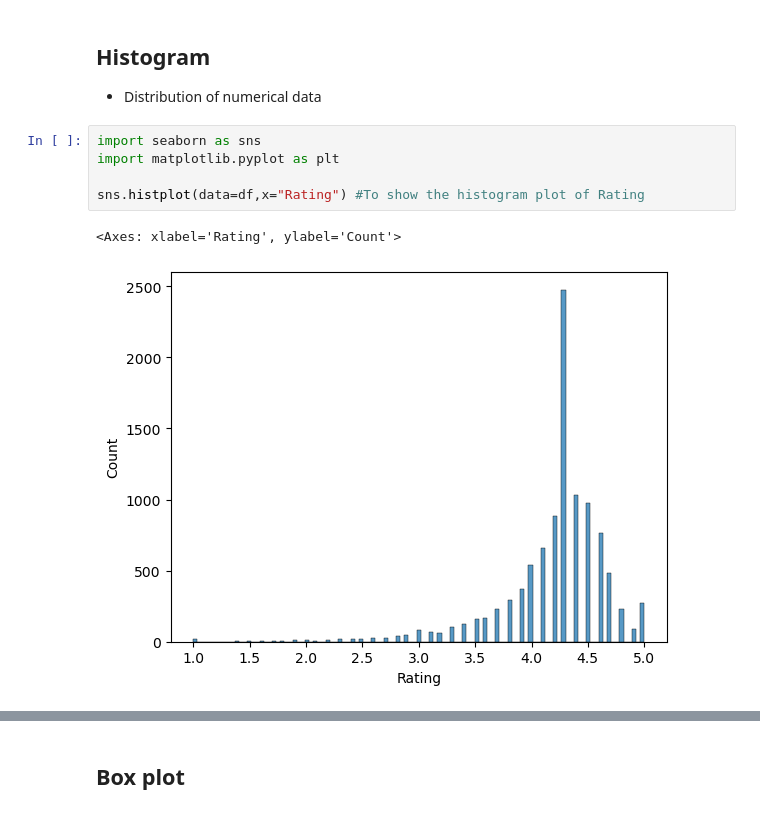
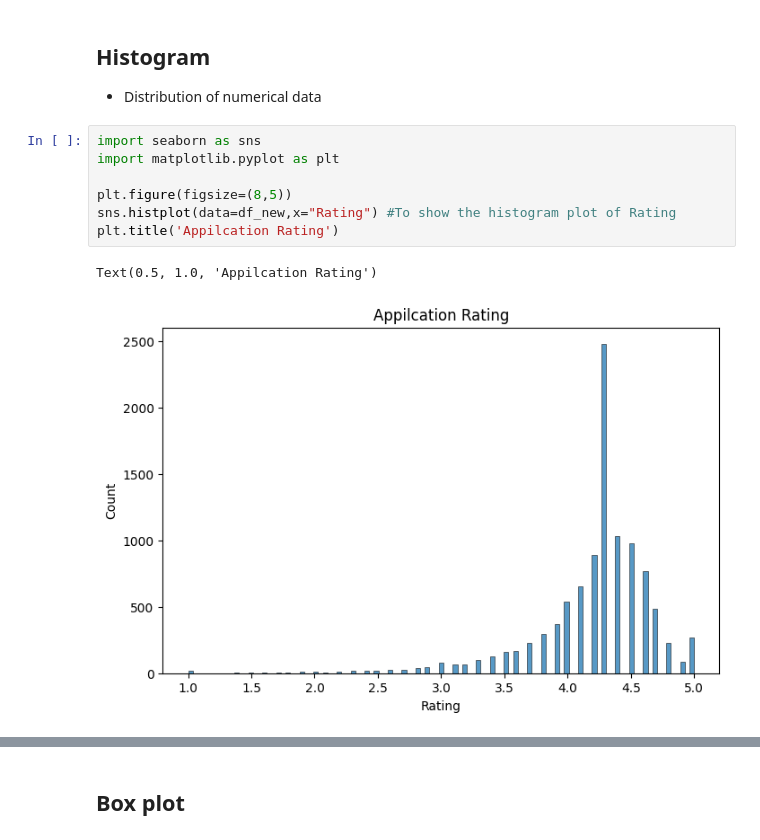
Before and after one commit to asnarazs197-svg/Playstore-Data-Analysis, a Jupyter notebook: project.ipynb, the cells around one changed output, grey strips where cells are left out. Drawn from its saved outputs; the diff is of its cells as text.

```diff
--- a/project.ipynb
+++ b/project.ipynb
@@ -934,8 +927,10 @@ df.describe(include=object)
 # %%
 import seaborn as sns
 import matplotlib.pyplot as plt
 
-sns.histplot(data=df,x="Rating") #To show the histogram plot of Rating
+plt.figure(figsize=(8,5))
+sns.histplot(data=df_new,x="Rating") #To show the histogram plot of Rating
+plt.title('Appilcation Rating')
 # %% [output]
-<Axes: xlabel='Rating', ylabel='Count'>
+Text(0.5, 1.0, 'Appilcation Rating')
-[figure, old version]
+[figure, new version]
```
Also changed, not shown: parts of 100 cells of this notebook.
